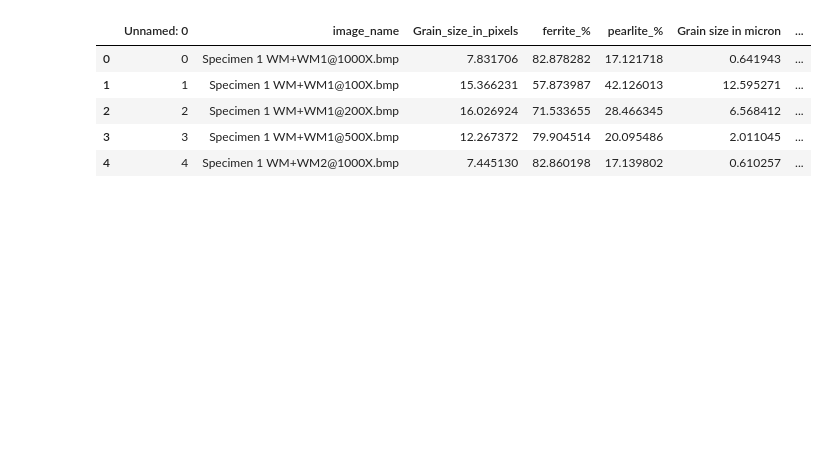
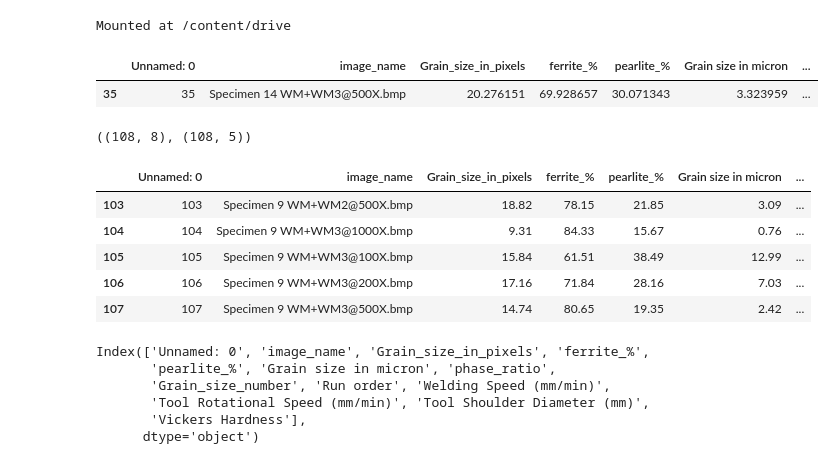
Before and after one commit to pushpendra910/ML-in-Friction-Stir-Welding, a Jupyter notebook: test.ipynb, the cells around one changed output. Saved outputs shown, nothing was run; the diff lists cells and outputs as text; code cells hidden in the pictures; blank space fills up the shorter version.

```diff
--- a/test.ipynb
+++ b/test.ipynb
@@ -3,13 +24,14 @@ import pandas as pd
 import matplotlib.pyplot as plt
 import numpy as np
 import seaborn as sns
+# %%
+from google.colab import drive
+drive.mount('/content/drive')
+# %% [output]
+Mounted at /content/drive
 # %%
-data=pd.read_csv("D:\Important\M.Teh thesis\For ML pushpendra\ML for thesis\ML-in-Friction-Stir-Welding\data.csv")
-data.head()
+data=pd.read_csv("/content/drive/MyDrive/Colab Notebooks/M tech thesis/ML-in-Friction-Stir-Welding/data.csv")
+data.sample()
 # %% [output]
 |  | Unnamed: 0 | image_name | Grain_size_in_pixels | ferrite_% | pearlite_% | Grain size in micron | ... |
-| 0 | 0 | Specimen 1 WM+WM1@1000X.bmp | 7.831706 | 82.878282 | 17.121718 | 0.641943 | ... |
-| 1 | 1 | Specimen 1 WM+WM1@100X.bmp | 15.366231 | 57.873987 | 42.126013 | 12.595271 | ... |
-| 2 | 2 | Specimen 1 WM+WM1@200X.bmp | 16.026924 | 71.533655 | 28.466345 | 6.568412 | ... |
-| 3 | 3 | Specimen 1 WM+WM1@500X.bmp | 12.267372 | 79.904514 | 20.095486 | 2.011045 | ... |
-| 4 | 4 | Specimen 1 WM+WM2@1000X.bmp | 7.445130 | 82.860198 | 17.139802 | 0.610257 | ... |
+| 35 | 35 | Specimen 14 WM+WM3@500X.bmp | 20.276151 | 69.928657 | 30.071343 | 3.323959 | ... |
@@ -15,0 +40,4 @@ data.head()
+# %%
+data.shape,parameters.shape
+# %% [output]
+((108, 8), (108, 5))
@@ -15,0 +46,18 @@ data.head()
+# %%
+data.tail()
+# %% [output]
+|  | Unnamed: 0 | image_name | Grain_size_in_pixels | ferrite_% | pearlite_% | Grain size in micron | ... |
+| 103 | 103 | Specimen 9 WM+WM2@500X.bmp | 18.82 | 78.15 | 21.85 | 3.09 | ... |
+| 104 | 104 | Specimen 9 WM+WM3@1000X.bmp | 9.31 | 84.33 | 15.67 | 0.76 | ... |
+| 105 | 105 | Specimen 9 WM+WM3@100X.bmp | 15.84 | 61.51 | 38.49 | 12.99 | ... |
+| 106 | 106 | Specimen 9 WM+WM3@200X.bmp | 17.16 | 71.84 | 28.16 | 7.03 | ... |
+| 107 | 107 | Specimen 9 WM+WM3@500X.bmp | 14.74 | 80.65 | 19.35 | 2.42 | ... |
+# %%
+data.columns
+# %% [output]
+Index(['Unnamed: 0', 'image_name', 'Grain_size_in_pixels', 'ferrite_%',
+       'pearlite_%', 'Grain size in micron', 'phase_ratio',
+       'Grain_size_number', 'Run order', 'Welding Speed (mm/min)',
+       'Tool Rotational Speed (mm/min)', 'Tool Shoulder Diameter (mm)',
+       'Vickers Hardness'],
+      dtype='object')
```
Also changed, not shown: parts of 83 cells of this notebook.
